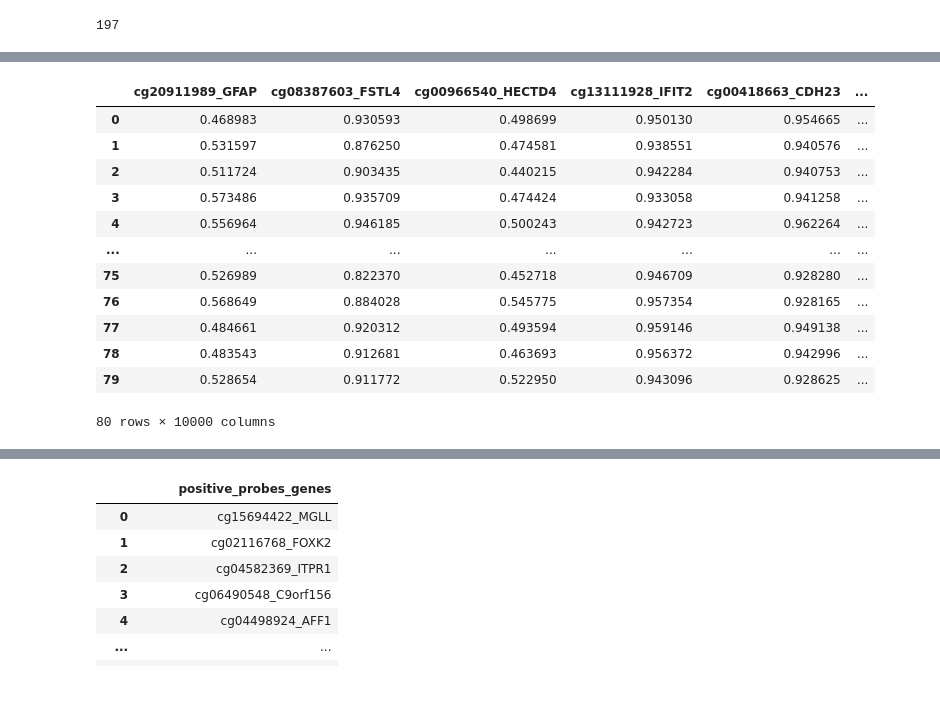
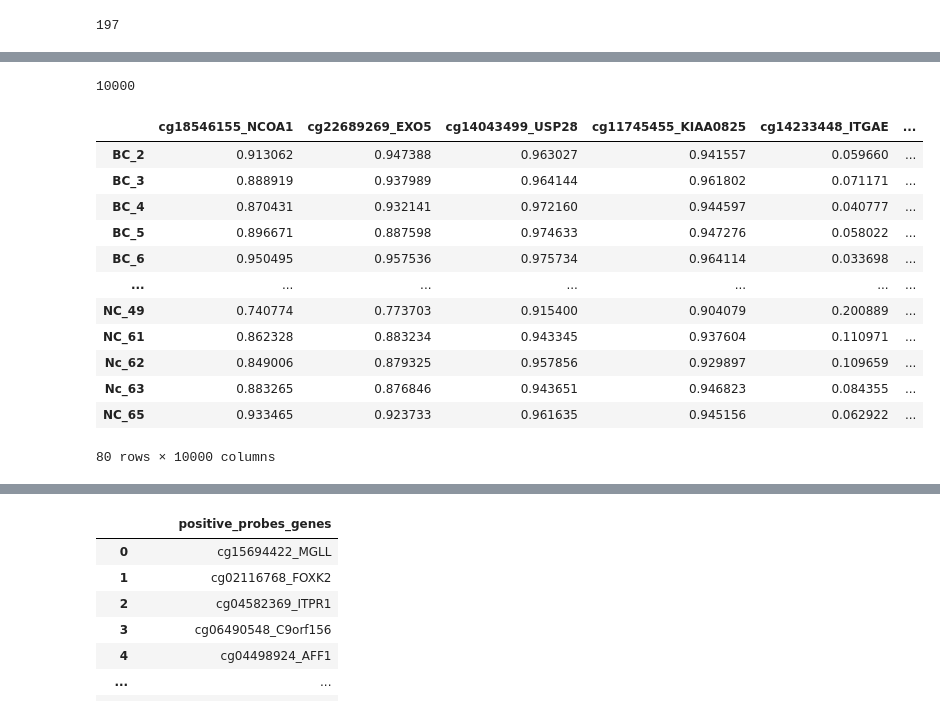
Before and after one commit to anuprulez/nanodiag_biomarker_prediction, a Jupyter notebook: breast_cancer_analysis/preprocess_breast_cancer_arrays.ipynb, the cells around one changed output, grey strips where cells are left out. Saved outputs shown, nothing was run; the diff lists cells and outputs as text; code cells hidden in the pictures.

```diff
--- a/breast_cancer_analysis/preprocess_breast_cancer_arrays.ipynb
+++ b/breast_cancer_analysis/preprocess_breast_cancer_arrays.ipynb
@@ -49,6 +49,7 @@ probe_mapper
 744917 rows × 4 columns
 # %%
 probe_mapper_pvalue_filtered = probe_mapper[(probe_mapper["P.Value"] < 0.05) & probe_mapper["UCSC_RefGene_Name"]]
+probe_mapper_pvalue_filtered = probe_mapper_pvalue_filtered.dropna()
 probe_mapper_pvalue_filtered
 # %% [output]
 |  | probeID | deltaBeta | P.Value | UCSC_RefGene_Name |
@@ -282,3 +283,3 @@ df_probe_signals_merged_no_snp_x_y_data_T.to_csv("data/merged_signals_bc.csv", s
 # %%
-df_merged_signals = pd.read_csv("data/merged_signals_bc.csv", sep="\t")
-df_merged_signals
+#df_merged_signals = pd.read_csv("data/merged_signals_bc.csv", sep="\t")
+df_merged_signals = df_probe_signals_merged_no_snp_x_y_data_T
@@ -376,21 +471,24 @@ print(col_names[:5])
+# %%
+negative_col_names = list(hvg_df.index)
+len(negative_col_names)
+# %% [output]
+10000
 # %%
-size_negative = 10000 #len(positive_probes_genes)
-random_negative_cols = col_names[:size_negative]
-balanced_negative_signals = df_merged_signals[random_negative_cols]
+balanced_negative_signals = df_merged_signals[negative_col_names]
 balanced_negative_signals
 # %% [output]
-|  | cg20911989_GFAP | cg08387603_FSTL4 | cg00966540_HECTD4 | cg13111928_IFIT2 | cg00418663_CDH23 | ... |
-| 0 | 0.468983 | 0.930593 | 0.498699 | 0.950130 | 0.954665 | ... |
-| 1 | 0.531597 | 0.876250 | 0.474581 | 0.938551 | 0.940576 | ... |
-| 2 | 0.511724 | 0.903435 | 0.440215 | 0.942284 | 0.940753 | ... |
-| 3 | 0.573486 | 0.935709 | 0.474424 | 0.933058 | 0.941258 | ... |
-| 4 | 0.556964 | 0.946185 | 0.500243 | 0.942723 | 0.962264 | ... |
+|  | cg18546155_NCOA1 | cg22689269_EXO5 | cg14043499_USP28 | cg11745455_KIAA0825 | cg14233448_ITGAE | ... |
+| BC_2 | 0.913062 | 0.947388 | 0.963027 | 0.941557 | 0.059660 | ... |
+| BC_3 | 0.888919 | 0.937989 | 0.964144 | 0.961802 | 0.071171 | ... |
+| BC_4 | 0.870431 | 0.932141 | 0.972160 | 0.944597 | 0.040777 | ... |
+| BC_5 | 0.896671 | 0.887598 | 0.974633 | 0.947276 | 0.058022 | ... |
+| BC_6 | 0.950495 | 0.957536 | 0.975734 | 0.964114 | 0.033698 | ... |
 | ... | ... | ... | ... | ... | ... | ... |
-| 75 | 0.526989 | 0.822370 | 0.452718 | 0.946709 | 0.928280 | ... |
-| 76 | 0.568649 | 0.884028 | 0.545775 | 0.957354 | 0.928165 | ... |
-| 77 | 0.484661 | 0.920312 | 0.493594 | 0.959146 | 0.949138 | ... |
-| 78 | 0.483543 | 0.912681 | 0.463693 | 0.956372 | 0.942996 | ... |
-| 79 | 0.528654 | 0.911772 | 0.522950 | 0.943096 | 0.928625 | ... |
+| NC_49 | 0.740774 | 0.773703 | 0.915400 | 0.904079 | 0.200889 | ... |
+| NC_61 | 0.862328 | 0.883234 | 0.943345 | 0.937604 | 0.110971 | ... |
+| Nc_62 | 0.849006 | 0.879325 | 0.957856 | 0.929897 | 0.109659 | ... |
+| Nc_63 | 0.883265 | 0.876846 | 0.943651 | 0.946823 | 0.084355 | ... |
+| NC_65 | 0.933465 | 0.923733 | 0.961635 | 0.945156 | 0.062922 | ... |
 80 rows × 10000 columns
 # %%
 negative_probes_genes = balanced_negative_signals.columns.tolist()
```
Also changed, not shown: parts of 19 cells of this notebook.
